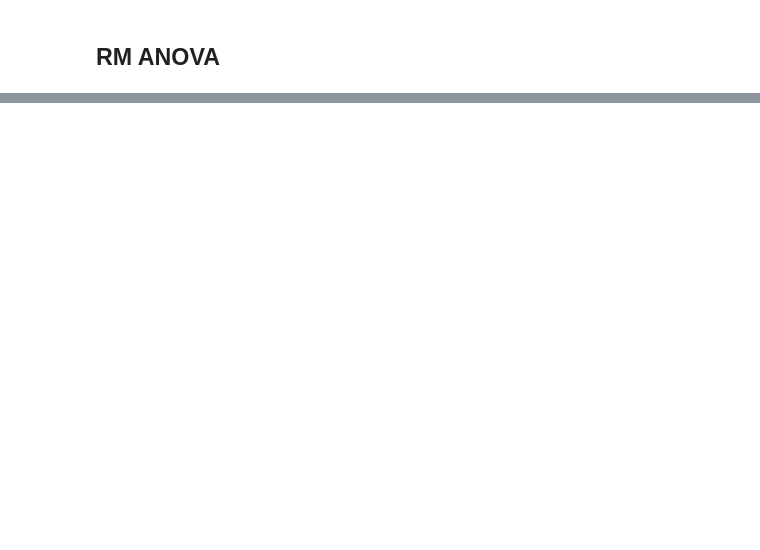
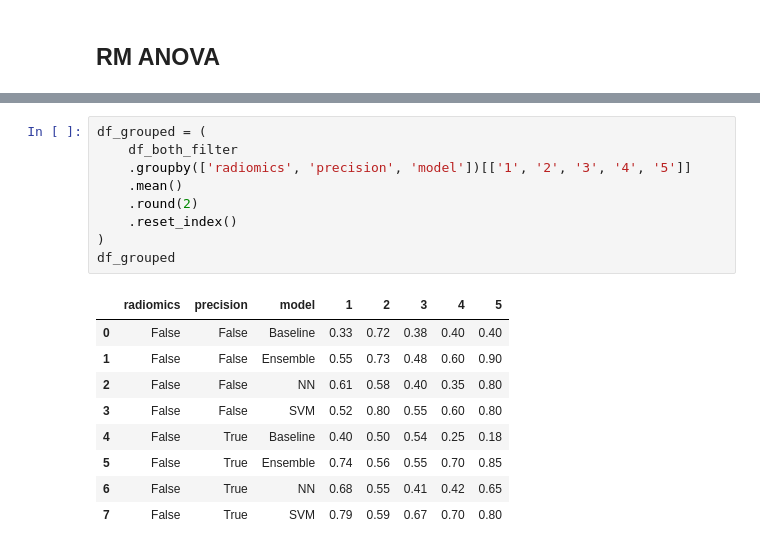
Before and after one commit to erik-tt/AI_kidney_diagnosis_assistant, a Jupyter notebook: ML/classification/results/plots.ipynb, the cells around one changed output, grey strips where cells are left out. Drawn from its saved outputs; the diff is of its cells as text; blank space fills up the shorter version.

```diff
--- a/ML/classification/results/plots.ipynb
+++ b/ML/classification/results/plots.ipynb
@@ -201,0 +424,19 @@ bonferroni
+# %%
+df_grouped = (
+    df_both_filter
+    .groupby(['radiomics', 'precision', 'model'])[['1', '2', '3', '4', '5']]
+    .mean()
+    .round(2)
+    .reset_index()
+)
+df_grouped
+# %% [output]
+|  | radiomics | precision | model | 1 | 2 | 3 | 4 | 5 |
+| 0 | False | False | Baseline | 0.33 | 0.72 | 0.38 | 0.40 | 0.40 |
+| 1 | False | False | Ensemble | 0.55 | 0.73 | 0.48 | 0.60 | 0.90 |
+| 2 | False | False | NN | 0.61 | 0.58 | 0.40 | 0.35 | 0.80 |
+| 3 | False | False | SVM | 0.52 | 0.80 | 0.55 | 0.60 | 0.80 |
+| 4 | False | True | Baseline | 0.40 | 0.50 | 0.54 | 0.25 | 0.18 |
+| 5 | False | True | Ensemble | 0.74 | 0.56 | 0.55 | 0.70 | 0.85 |
+| 6 | False | True | NN | 0.68 | 0.55 | 0.41 | 0.42 | 0.65 |
+| 7 | False | True | SVM | 0.79 | 0.59 | 0.67 | 0.70 | 0.80 |
```
Also changed, not shown: parts of 25 cells of this notebook.
